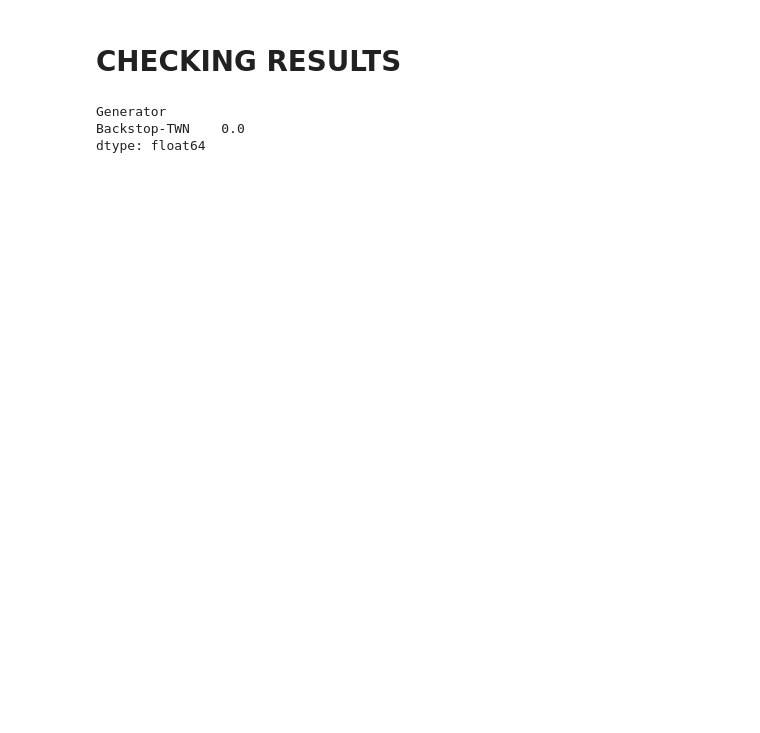
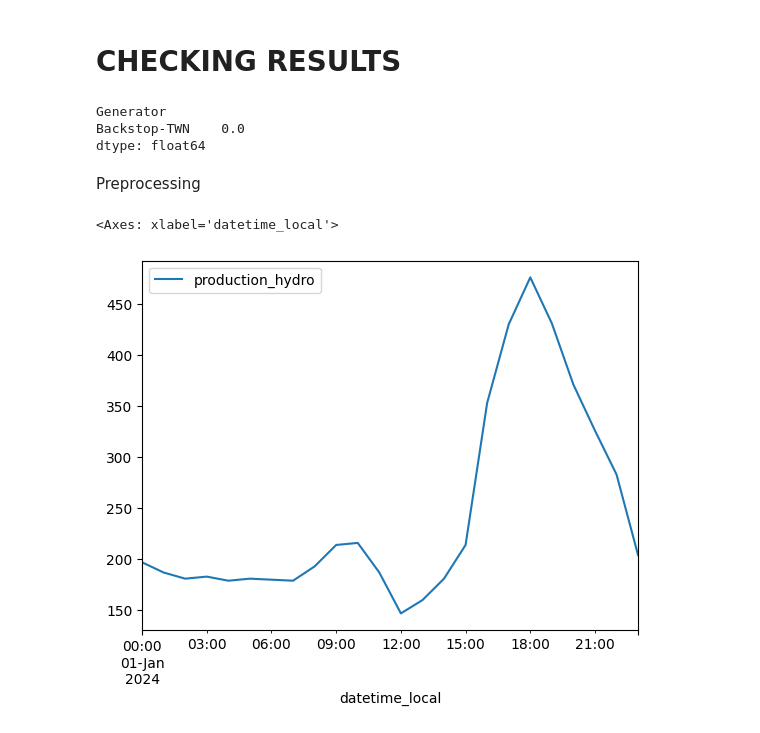
Before and after one commit to transition-zero/tza-pypsa, a Jupyter notebook: calibration_taiwan_2024.ipynb, the cells around one changed output. Saved outputs shown, nothing was run; the diff lists cells and outputs as text; code cells hidden in the pictures; blank space fills up the shorter version.

```diff
--- a/calibration_taiwan_2024.ipynb
+++ b/calibration_taiwan_2024.ipynb
@@ -12,6 +11,20 @@ from tz_pypsa.constraints import (constr_max_annual_utilisation_generator,
                                   constr_min_annual_utilisation_generator)
 
 from itables import init_notebook_mode, show
+# %%
+# Extract actual data from data warehouse
+from google.cloud import bigquery
+client = bigquery.Client()
+
+query = """
+    SELECT *
+    FROM `tz-data-dev.taiwan_lnd.power_breakdown`
+"""
+query_job = client.query(query)
+
+# Convert the result to a pandas DataFrame
+df = query_job.to_dataframe()
+df['datetime_local'] = df['datetime'].dt.tz_convert('Asia/Taipei')
 # %%
 n=Model.load_csv_from_dir('./stock_models/Taiwan',
                           2024,
@@ -1008,3 +849,17 @@ fig.update_layout(
 )
 
 fig.show()
+# %% [markdown]
+Preprocessing
+# %%
+# --- Preprocessing (1): Pumped Hydro Daily Profile Creation --- #
+gen_act = df.copy()
+gen_act['datetime_local'] = pd.to_datetime(gen_act['datetime_local'], format='%d-%m-%Y %H:%M:%S')
+gen_act.set_index('datetime_local', inplace=True)
+gen_act.sort_index(inplace=True)
+# %%
+ph = gen_act[['production_hydro']].copy()
+ph.loc['2024-01-01'].plot()
+# %% [output]
+<Axes: xlabel='datetime_local'>
+[figure, added]
```
Also changed, not shown: parts of 20 cells of this notebook, 5 other files.
